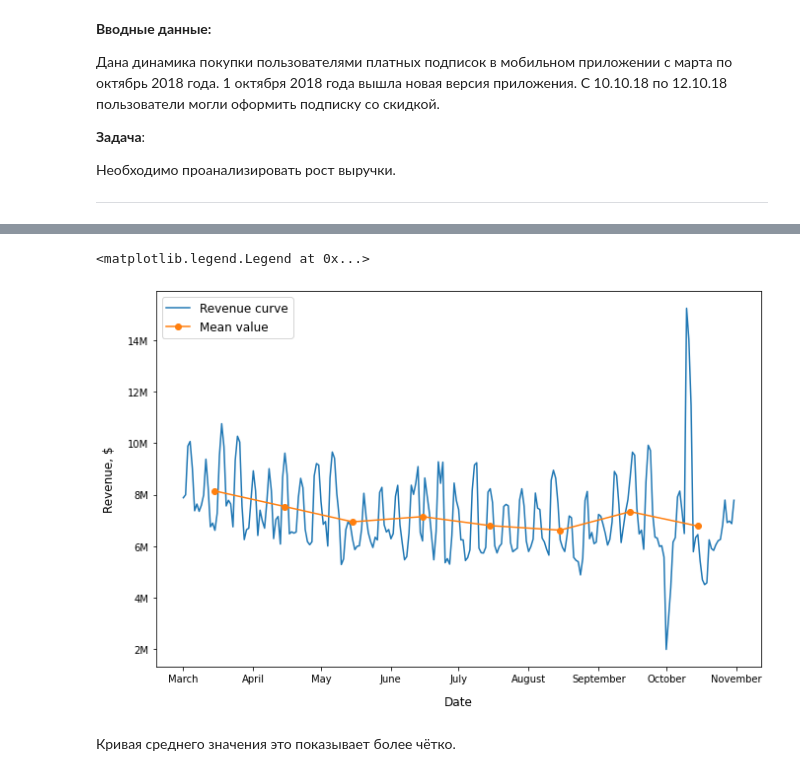
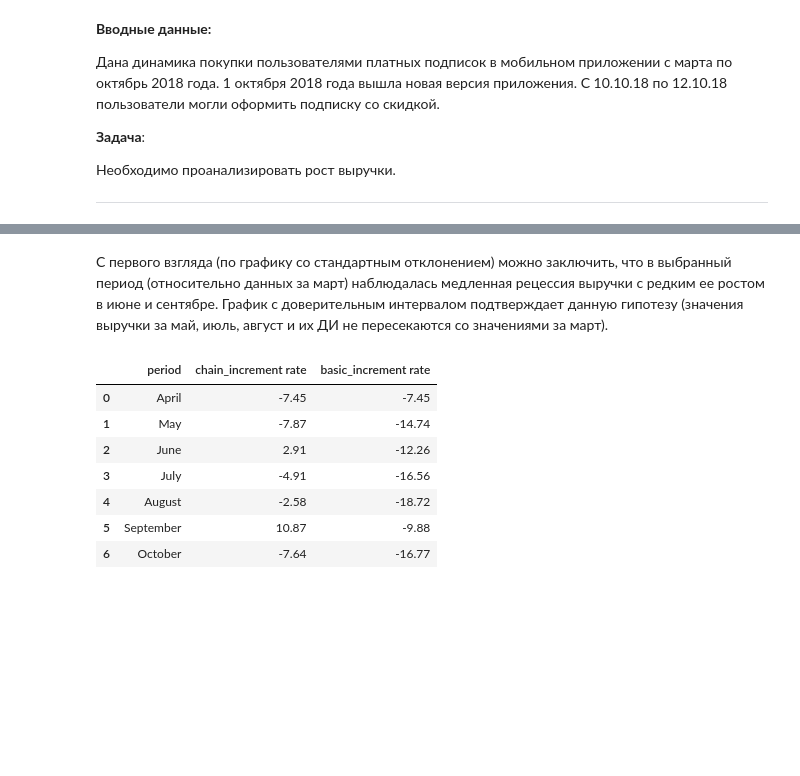
Before and after one commit to pawelasinski/product_metrics_analysis, a Jupyter notebook: 1-analysis-revenue.ipynb, the cells around one changed output, grey strips where cells are left out. Drawn from its saved outputs; the diff is of its cells as text; code cells hidden in the pictures; blank space fills up the shorter version.

```diff
--- a/1-analysis-revenue.ipynb
+++ b/1-analysis-revenue.ipynb
@@ -52,28 +54,10 @@ _mean_revenue_ax = pd.DataFrame({'Month': [datetime.strptime(f'2018-{nm}-15', '%
-# %%
-fig = plt.figure(figsize=(11, 7))
-ax = fig.add_subplot()
-
-x = dynamic_purchase['Date']
-y = dynamic_purchase['Revenue, $']
-mx = _mean_revenue_ax['Month']
-my = _mean_revenue_ax['Mean, $']
-ax.plot(x, y, mx, my, 'o-')
-
-from matplotlib.ticker import FixedLocator
-ax.xaxis.set_major_locator(FixedLocator(ax.get_xticks().tolist()))
-ax.set_xticklabels([calendar.month_name[i] for i in range(3, 12)])
-ax.yaxis.set_major_locator(FixedLocator(ax.get_yticks().tolist()))
-ax.set_yticklabels([f'{i}M' for i in range(0, 17, 2)])
-
-plt.xlabel('Date', labelpad=12, fontsize=12)
-plt.ylabel('Revenue, $', labelpad=12, fontsize=12)
-
-plt.legend(['Revenue curve', 'Mean value'], fontsize=12)
-# %% [output]
-<matplotlib.legend.Legend at 0x...>
-[figure, removed]
-# %% [markdown]
-Кривая среднего значения это показывает более чётко.
+# %% [markdown]
+С первого взгляда (по графику со стандартным отклонением) можно заключить, что в выбранный период (относительно данных за март) наблюдалась медленная рецессия выручки с редким ее ростом в июне и сентябре. График с доверительным интервалом подтверждает данную гипотезу (значения выручки за май, июль, август и их ДИ не пересекаются со значениями за март).
+# %%
+# расчет среднемесечной выручки
+purchase_mean = dynamic_purchase.groupby('month', as_index=False, sort=False) \
+                                .agg({'revenue': 'mean'}) \
+                                .rename(columns={'revenue': 'mean_revenue'})
 # %%
 # фунцкии для расчёта ключевых параметров анализа выручки
 
@@ -93,8 +77,16 @@ mean_growth_rate = lambda n, y0, yn: round(pow((yn / y0), (1 / (n - 1))), 2) * 1
 # расчёт среднего темпа прироста
 mean_increment_rate = lambda n, y0, yn: mean_growth_rate(n, y0, yn) - 100
 # %%
-parameters = pd.DataFrame({'Period': [calendar.month_name[i] for i in range(4, 11)],
-                           'Increment, $ (chain)': [increment(mean_revenue['Mean, $'].values[i], mean_revenue['Mean, $'].values[i + 1]) for i in range(7)],
-                           'Growth rate, % (chain)': [growth_rate(mean_revenue['Mean, $'].values[i], mean_revenue['Mean, $'].values[i + 1]) for i in range(7)],
-                           'Increment rate, % (chain)': [increment_rate(mean_revenue['Mean, $'].values[i], mean_revenue['Mean, $'].values[i + 1]) for i in range(7)],
-                           'Increment rate, % (basic: March)': [increment_rate(mean_revenue['Mean, $'].values[0], mean_revenue['Mean, $'].values[i]) for i in range(1, 8)]})
+# расчёт параметров
+pd.DataFrame({'period': [calendar.month_name[i] for i in range(4, 11)],
+              'chain_increment rate': [increment_rate(purchase_mean['mean_revenue'].values[i], purchase_mean['mean_revenue'].values[i + 1]) for i in range(7)],
+              'basic_increment rate': [increment_rate(purchase_mean['mean_revenue'].values[0], purchase_mean['mean_revenue'].values[i]) for i in range(1, 8)]})
+# %% [output]
+|  | period | chain_increment rate | basic_increment rate |
+| 0 | April | -7.45 | -7.45 |
+| 1 | May | -7.87 | -14.74 |
+| 2 | June | 2.91 | -12.26 |
+| 3 | July | -4.91 | -16.56 |
+| 4 | August | -2.58 | -18.72 |
+| 5 | September | 10.87 | -9.88 |
+| 6 | October | -7.64 | -16.77 |
```
Also changed, not shown: parts of 15 cells of this notebook.
